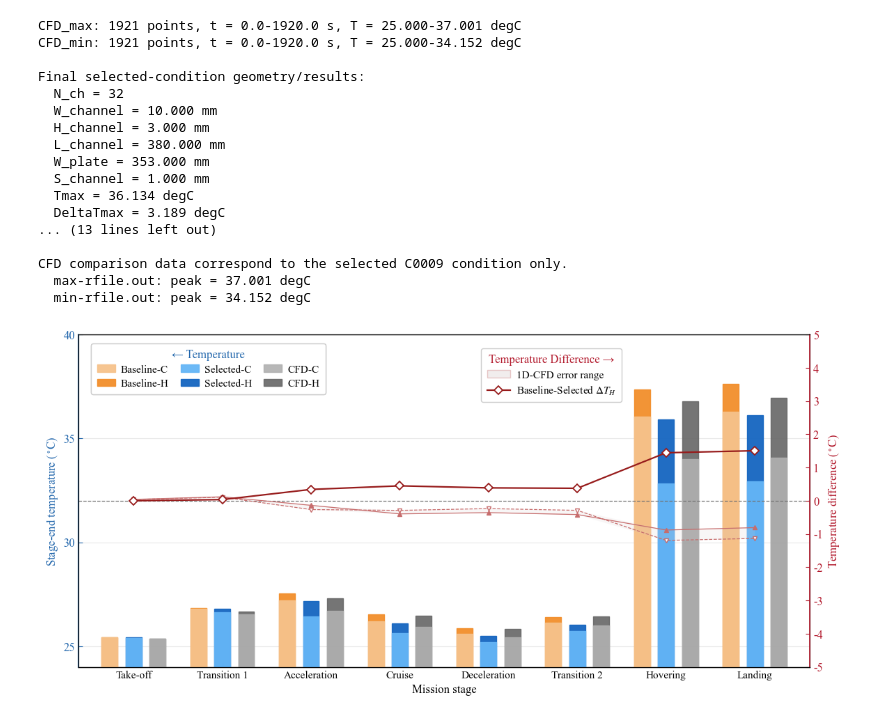
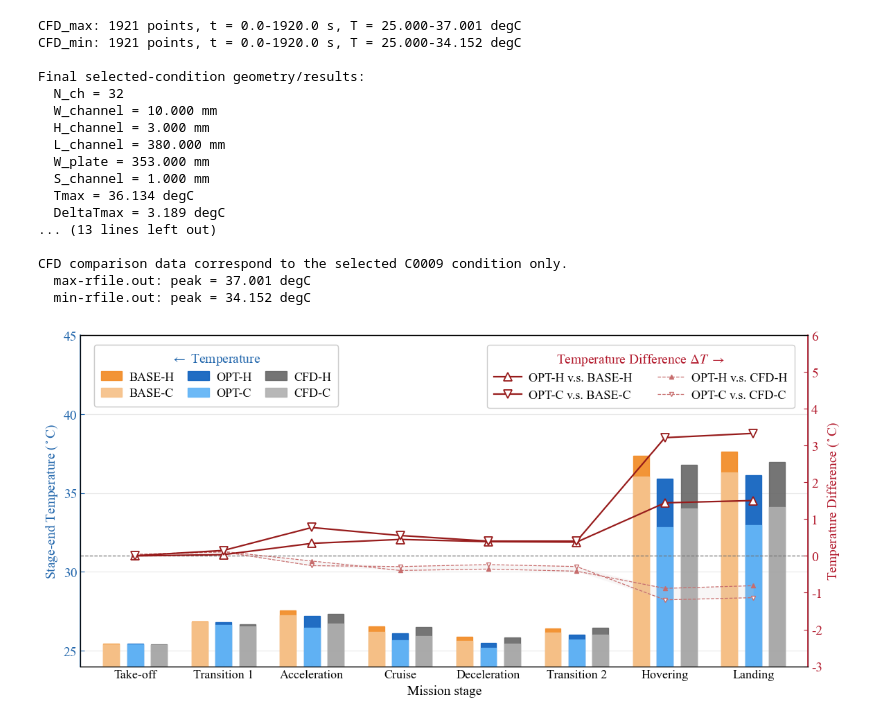
Before and after one commit to sxwd4ever/eBATS, a Jupyter notebook: cases/C0009/C0009_plot.ipynb, the cells around one changed output. Cells and saved outputs as stored; diff of their text form; code cells hidden in the pictures.

Commit message:
update C0010's first figure; minorly modify C0008 and C0009 to work with the manuscript

```diff
--- a/cases/C0009/C0009_plot.ipynb
+++ b/cases/C0009/C0009_plot.ipynb
@@ -240,7 +240,8 @@ os.makedirs(OUTPUT_DIR, exist_ok=True)
 figure_path = os.path.join(OUTPUT_DIR, f'{RESULT_BASENAME}_COMBINED_COMPARE.png')
 figure_path_pdf = os.path.join(OUTPUT_DIR, f'{RESULT_BASENAME}_COMBINED_COMPARE.pdf')
 
-font_size = 12
+font_size = 14
+marker_size = 6.0
 
 # ------------------------------------------------------------
 # mission stages
@@ -276,6 +277,7 @@ cfd_c_end = np.interp(stage_boundaries, time_cfd_min, temperature_cfd_min)
 delta_h_end = selected_h_end - cfd_h_end
 delta_c_end = selected_c_end - cfd_c_end
 delta_baseline_selected_h_end = baseline_h_end - selected_h_end
+delta_baseline_selected_c_end = baseline_c_end - selected_c_end
 
 # ------------------------------------------------------------
 # 1D-CFD error-band limits
@@ -367,15 +369,15 @@ ax.set_xticks(x)
 ax.set_xticklabels(stage_labels)
 ax.set_xlabel('Mission stage')
 
-ax.set_ylabel(r'Stage-end temperature ($^\circ$C)', color=left_axis_color)
+ax.set_ylabel(r'Stage-end Temperature ($^\circ$C)', color=left_axis_color)
 ax.tick_params(axis='y', colors=left_axis_color)
 
 ax.spines['left'].set_color(left_axis_color)
 ax.spines['left'].set_linewidth(1.2)
 
 # LC-PARK temperature range
-ax.set_ylim(24.0, 40.0)
-ax.set_yticks(np.arange(25.0, 40.1, 5.0))
+ax.set_ylim(24.0, 45.0)
+ax.set_yticks(np.arange(25.0, 45.1, 5.0))
 
 ax.grid(axis='y', alpha=0.28, zorder=0)
 
@@ -392,14 +394,61 @@ ax_r.fill_between(x, delta_error_low, delta_error_high, color=error_band_color,
 # ------------------------------------------------------------
 # error-band boundaries
 # ------------------------------------------------------------
-line_error_h, = ax_r.plot(x, delta_h_end, color=error_boundary_color, linestyle='-', linewidth=0.9, marker='^', markersize=4.8, markerfacecolor=error_boundary_color, markeredgecolor=error_boundary_color, zorder=5)
+line_error_h, = ax_r.plot(
+    x,
+    delta_h_end,
+    color=error_boundary_color,
+    linestyle='--',
+    linewidth=0.9,
+    marker='^',
+    markersize=4.8,
+    markerfacecolor=error_boundary_color,
+    markeredgewidth=1.0,
+    label=r'OPT-H v.s. CFD-H',
+    zorder=5)
 
-line_error_c, = ax_r.plot(x, delta_c_end, color=error_boundary_color, linestyle='--', linewidth=0.9, marker='v', markersize=4.8, markerfacecolor='white', markeredgecolor=error_boundary_color, markeredgewidth=1.0, zorder=5)
+line_error_c, = ax_r.plot(
+    x,
+    delta_c_end,
+    color=error_boundary_color,
+    linestyle='--',
+    linewidth=0.9,
+    marker='v',
+    markersize=4.8,
+    markerfacecolor='white',
+    markeredgecolor=error_boundary_color,
+    markeredgewidth=1.0,
+    label=r'OPT-C v.s. CFD-C',
+    zorder=5)
 
 # ------------------------------------------------------------
 # Baseline - Selected Tmax reduction
 # ------------------------------------------------------------
-line_improvement, = ax_r.plot(x, delta_baseline_selected_h_end, color=improvement_color, linestyle='-', linewidth=1.6, marker='D', markersize=6.0, markerfacecolor='white', markeredgecolor=improvement_color, markeredgewidth=1.3, label=r'Baseline-Selected $\Delta T_H$', zorder=7)
+line_improvement_h, = ax_r.plot(
+    x,
+    delta_baseline_selected_h_end,
+    color=improvement_color,
+    linestyle='-',
+    linewidth=1.6,
+    marker='^',
+    markersize=marker_size+2,
+    markerfacecolor='white',
+    markeredgecolor=improvement_color,
+    markeredgewidth=1.3,
+    label=r'OPT-H v.s. BASE-H', zorder=7)
+
+line_improvement_c, = ax_r.plot(
+    x,
+    delta_baseline_selected_c_end,
+    color=improvement_color,
+    linestyle='-',
+    linewidth=1.6,
+    marker='v',
+    markersize=marker_size+2,
+    markerfacecolor='white',
+    markeredgecolor=improvement_color,
+    markeredgewidth=1.3,
+    label=r'OPT-C v.s. BASE-C', zorder=7)
 
 # ------------------------------------------------------------
 # zero line
@@ -409,25 +458,25 @@ ax_r.axhline(0.0, color='0.45', linestyle='--', linewidth=0.9, zorder=1)
 # ------------------------------------------------------------
 # right axis style
 # ------------------------------------------------------------
-ax_r.set_ylabel(r'Temperature difference ($^\circ$C)', color=right_axis_color)
+ax_r.set_ylabel(r'Temperature Difference ($^\circ$C)', color=right_axis_color)
 ax_r.tick_params(axis='y', colors=right_axis_color)
 
 ax_r.spines['right'].set_color(right_axis_color)
 ax_r.spines['right'].set_linewidth(1.2)
 
-ax_r.set_ylim(-5.0, 5.0)
-ax_r.set_yticks(np.arange(-5.0, 5.1, 1.0))
+ax_r.set_ylim(-3.0, 6.0)
+ax_r.set_yticks(np.arange(-3.0, 6.1, 1.0))
 
 # ------------------------------------------------------------
 # temperature legend
 # ------------------------------------------------------------
-temperature_handles = [bars_baseline_c[0], bars_baseline_h[0], bars_selected_c[0], bars_selected_h[0], bars_cfd_c[0], bars_cfd_h[0]]
-temperature_labels = ['Baseline-C', 'Baseline-H', 'Selected-C', 'Selected-H', 'CFD-C', 'CFD-H']
+temperature_handles = [bars_baseline_h[0], bars_baseline_c[0], bars_selected_h[0], bars_selected_c[0], bars_cfd_h[0], bars_cfd_c[0]]
+temperature_labels = ['BASE-H', 'BASE-C', 'OPT-H', 'OPT-C', 'CFD-H', 'CFD-C']
 
 legend_temp = ax.legend(
     temperature_handles,
     temperature_labels,
-    title='← Temperature',
+    title=r'$\leftarrow$ Temperature',
     loc='upper left',
     bbox_to_anchor=(0.01, 0.99),
     ncol=3,
@@ -452,15 +501,17 @@ ax.add_artist(legend_temp)
 # ------------------------------------------------------------
 # temperature-difference legend
 # ------------------------------------------------------------
-error_band_handle = Patch(facecolor=error_band_color, edgecolor=error_boundary_color, alpha=0.35)
+# error_band_handle = Patch(facecolor=error_band_color, edgecolor=error_boundary_color, alpha=0.35)
+
+dT_opt_base_handle, dT_opt_base_label = ax_r.get_legend_handles_labels()
 
 legend_delta = ax_r.legend(
-    [error_band_handle, line_improvement],
-    [r'1D-CFD error range', r'Baseline-Selected $\Delta T_H$'],
-    title='Temperature Difference →',
+    [dT_opt_base_handle[2], dT_opt_base_handle[3], dT_opt_base_handle[0], dT_opt_base_handle[1]],
+    [dT_opt_base_label[2], dT_opt_base_label[3], dT_opt_base_label[0], dT_opt_base_label[1]],
+    title=r'Temperature Difference $\Delta T$ $\rightarrow$',
     loc='upper right',
-    bbox_to_anchor=(0.75, 0.975),
-    ncol=1,
+    bbox_to_anchor=(0.99, 0.99),
+    ncol=2,
     fontsize=font_size - 1,
     title_fontsize=font_size,
     frameon=True,
@@ -506,34 +557,36 @@ print('CFD-C:', np.round(cfd_c_end, 3))
 print()
 print('===== 1D - CFD prediction error =====')
 print('1D-CFD Delta-H:', np.round(delta_h_end, 3))
 print('1D-CFD Delta-C:', np.round(delta_c_end, 3))
 
 print()
 print('===== Baseline - Selected Tmax reduction =====')
 print('Baseline-Selected Delta-H:', np.round(delta_baseline_selected_h_end, 3))
 
 print()
 print(f'Saved figure: {figure_path}')
 print(f'Saved figure: {figure_path_pdf}')
+print('Baseline-Selected Delta-H:', np.round(delta_baseline_selected_h_end, 3))
+print('Baseline-Selected Delta-C:', np.round(delta_baseline_selected_c_end, 3))
 # %% [output]
 CFD_max: 1921 points, t = 0.0-1920.0 s, T = 25.000-37.001 degC
 CFD_min: 1921 points, t = 0.0-1920.0 s, T = 25.000-34.152 degC
 
 Final selected-condition geometry/results:
   N_ch = 32
   W_channel = 10.000 mm
   H_channel = 3.000 mm
   L_channel = 380.000 mm
   W_plate = 353.000 mm
   S_channel = 1.000 mm
   Tmax = 36.134 degC
   DeltaTmax = 3.189 degC
 ... (13 lines left out)
 
 CFD comparison data correspond to the selected C0009 condition only.
   max-rfile.out: peak = 37.001 degC
   min-rfile.out: peak = 34.152 degC
-[figure, old version]
+[figure, new version]
 ===== Baseline =====
 Baseline-H: [25.413 26.833 27.525 26.53  25.869 26.393 37.349 37.64 ]
 Baseline-C: [25.411 26.788 27.216 26.194 25.591 26.121 36.038 36.277]
```
Also changed, not shown: parts of 4 cells of this notebook, 3 other files.
